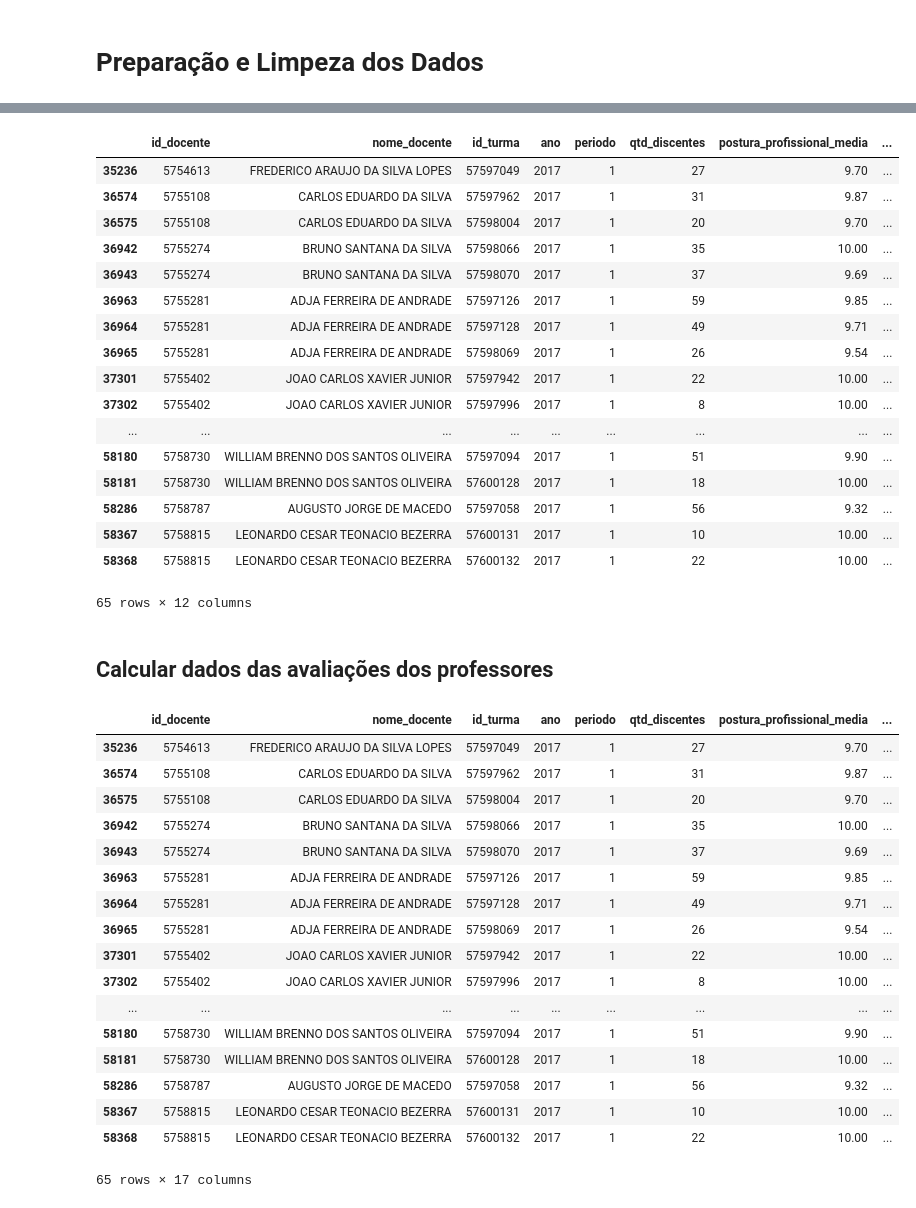
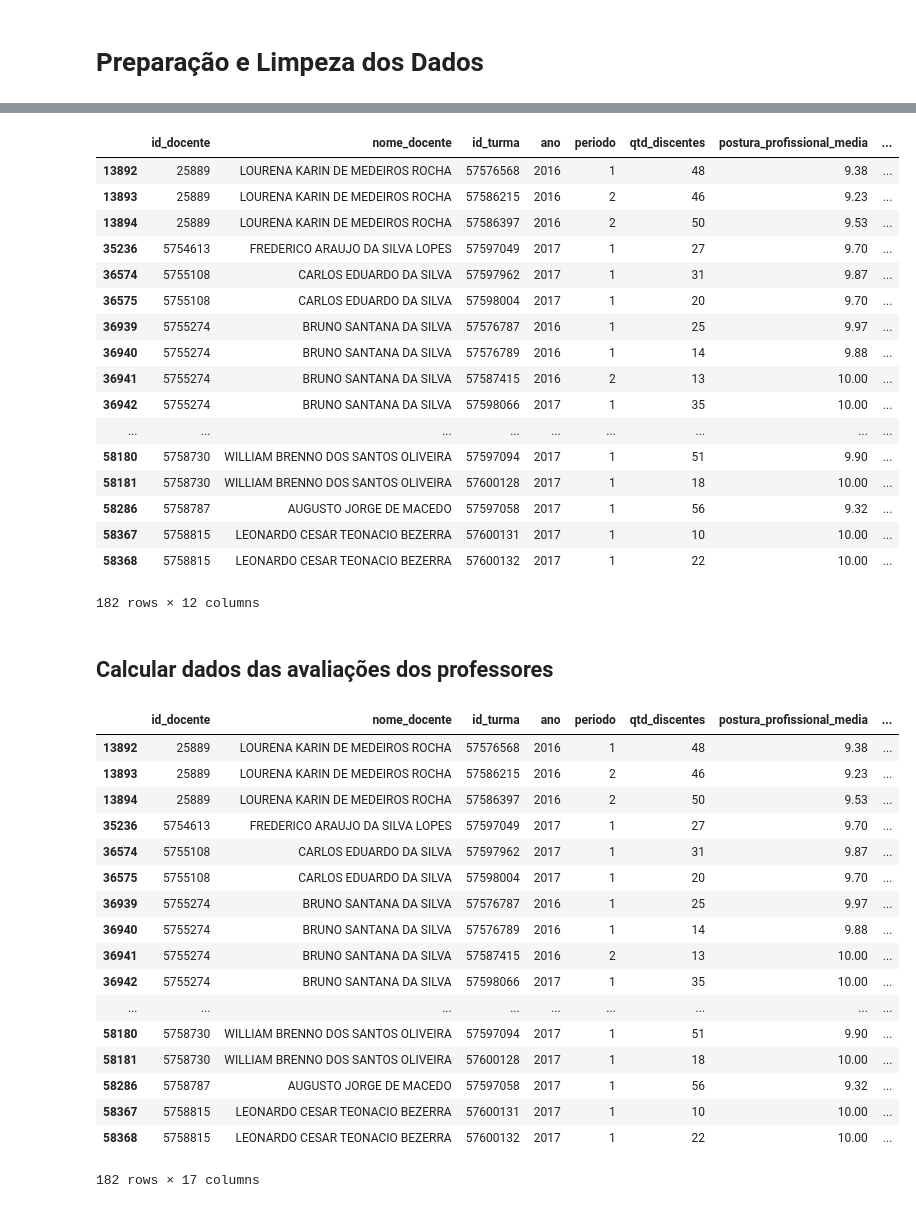
Before and after one commit to ayrtoneverton/ufrn_teacher_evaluations, a Jupyter notebook: analyze.ipynb, the cells around one changed output, grey strips where cells are left out. Drawn from its saved outputs; the diff is of its cells as text; code cells hidden in the pictures.

```diff
--- a/analyze.ipynb
+++ b/analyze.ipynb
@@ -40,3 +9,28 @@ avaliacoes = pd.read_csv(avaliacoes_url, sep=';')
+# %%
+# docentes da UFRN - http://dados.ufrn.br/dataset/docentes
+#docentes_url = 'http://dados.ufrn.br/dataset/8bf1a468-48ff-4f4d-95ee-b17b7a3a5592/resource/ff0a457e-76fa-4aca-ad99-48aebd7db070/download/docentes.csv'
+docentes_url = 'dados/docentes.csv'
+docentes = pd.read_csv(docentes_url, sep=';')
+
+# avaliacoes dos docentes da UFRN - http://dados.ufrn.br/dataset/avaliacoes-de-docencia
+#avaliacoes_url = 'http://dados.ufrn.br/dataset/d5723d75-7e6e-4264-82aa-b96909b69f63/resource/7accd1d2-2793-460e-b98d-87a0679b9155/download/avaliacaodocencia.csv'
+avaliacoes_url = 'dados/avaliacaodocencia.csv'
+avaliacoes = pd.read_csv(avaliacoes_url, sep=';')
+
+# matrículas em componentes - http://dados.ufrn.br/dataset/matriculas-componentes
+
+# matrículas em componentes em 2017.1
+#notas_url = 'http://dados.ufrn.br/dataset/c8650d55-3c5a-4787-a126-d28a4ef902a6/resource/79071c21-e32c-438f-b930-d1b6ccc02ec2/download/matricula-componente-20171'
+notas_url = 'dados/matricula-componente-20171'
+notas = pd.read_csv(notas_url, sep=';')
+
+# matrículas em componentes em 2016.2
+notas_url = 'http://dados.ufrn.br/dataset/c8650d55-3c5a-4787-a126-d28a4ef902a6/resource/f6179838-b619-4d7d-af9c-18c438b80dd4/download/matriculas-de-2016.2.csv'
+notas = pd.concat([notas, pd.read_csv(notas_url, sep=';')])
+
+# matrículas em componentes em 2016.1
+notas_url = 'http://dados.ufrn.br/dataset/c8650d55-3c5a-4787-a126-d28a4ef902a6/resource/4778d3ce-8898-46a8-a623-ee6a480a2980/download/matriculas-de-2016.1.csv'
+notas = pd.concat([notas, pd.read_csv(notas_url, sep=';')])
 # %% [markdown]
 # Preparação e Limpeza dos Dados
 # %%
@@ -83,31 +77,30 @@ notas
 # %%
 # limitando avaliações de docentes do IMD
 avaliacoes = avaliacoes[avaliacoes.id_docente.isin(docentes[docentes.lotacao == 'INSTITUTO METROPOLE DIGITAL'].id_servidor)]
 
-# limitando avaliações para 2017.1
-avaliacoes = avaliacoes[avaliacoes.ano == 2017]
-avaliacoes = avaliacoes[avaliacoes.periodo == 1]
+# limitando avaliações para 2016.1 até 2017.1
+avaliacoes = avaliacoes[avaliacoes.ano > 2015]
 
 avaliacoes
 # %% [output]
 |  | id_docente | nome_docente | id_turma | ano | periodo | qtd_discentes | postura_profissional_media | ... |
+| 13892 | 25889 | LOURENA KARIN DE MEDEIROS ROCHA | 57576568 | 2016 | 1 | 48 | 9.38 | ... |
+| 13893 | 25889 | LOURENA KARIN DE MEDEIROS ROCHA | 57586215 | 2016 | 2 | 46 | 9.23 | ... |
+| 13894 | 25889 | LOURENA KARIN DE MEDEIROS ROCHA | 57586397 | 2016 | 2 | 50 | 9.53 | ... |
 | 35236 | 5754613 | FREDERICO ARAUJO DA SILVA LOPES | 57597049 | 2017 | 1 | 27 | 9.70 | ... |
 | 36574 | 5755108 | CARLOS EDUARDO DA SILVA | 57597962 | 2017 | 1 | 31 | 9.87 | ... |
 | 36575 | 5755108 | CARLOS EDUARDO DA SILVA | 57598004 | 2017 | 1 | 20 | 9.70 | ... |
+| 36939 | 5755274 | BRUNO SANTANA DA SILVA | 57576787 | 2016 | 1 | 25 | 9.97 | ... |
+| 36940 | 5755274 | BRUNO SANTANA DA SILVA | 57576789 | 2016 | 1 | 14 | 9.88 | ... |
+| 36941 | 5755274 | BRUNO SANTANA DA SILVA | 57587415 | 2016 | 2 | 13 | 10.00 | ... |
 | 36942 | 5755274 | BRUNO SANTANA DA SILVA | 57598066 | 2017 | 1 | 35 | 10.00 | ... |
-| 36943 | 5755274 | BRUNO SANTANA DA SILVA | 57598070 | 2017 | 1 | 37 | 9.69 | ... |
-| 36963 | 5755281 | ADJA FERREIRA DE ANDRADE | 57597126 | 2017 | 1 | 59 | 9.85 | ... |
-| 36964 | 5755281 | ADJA FERREIRA DE ANDRADE | 57597128 | 2017 | 1 | 49 | 9.71 | ... |
-| 36965 | 5755281 | ADJA FERREIRA DE ANDRADE | 57598069 | 2017 | 1 | 26 | 9.54 | ... |
-| 37301 | 5755402 | JOAO CARLOS XAVIER JUNIOR | 57597942 | 2017 | 1 | 22 | 10.00 | ... |
-| 37302 | 5755402 | JOAO CARLOS XAVIER JUNIOR | 57597996 | 2017 | 1 | 8 | 10.00 | ... |
 | ... | ... | ... | ... | ... | ... | ... | ... | ... |
 | 58180 | 5758730 | WILLIAM BRENNO DOS SANTOS OLIVEIRA | 57597094 | 2017 | 1 | 51 | 9.90 | ... |
 | 58181 | 5758730 | WILLIAM BRENNO DOS SANTOS OLIVEIRA | 57600128 | 2017 | 1 | 18 | 10.00 | ... |
 | 58286 | 5758787 | AUGUSTO JORGE DE MACEDO | 57597058 | 2017 | 1 | 56 | 9.32 | ... |
 | 58367 | 5758815 | LEONARDO CESAR TEONACIO BEZERRA | 57600131 | 2017 | 1 | 10 | 10.00 | ... |
 | 58368 | 5758815 | LEONARDO CESAR TEONACIO BEZERRA | 57600132 | 2017 | 1 | 22 | 10.00 | ... |
-65 rows × 12 columns
+182 rows × 12 columns
 # %% [markdown]
 ## Calcular dados das avaliações dos professores
 # %%
@@ -131,21 +124,21 @@ for turma in avaliacoes.id_turma:
 avaliacoes
 # %% [output]
 |  | id_docente | nome_docente | id_turma | ano | periodo | qtd_discentes | postura_profissional_media | ... |
+| 13892 | 25889 | LOURENA KARIN DE MEDEIROS ROCHA | 57576568 | 2016 | 1 | 48 | 9.38 | ... |
+| 13893 | 25889 | LOURENA KARIN DE MEDEIROS ROCHA | 57586215 | 2016 | 2 | 46 | 9.23 | ... |
+| 13894 | 25889 | LOURENA KARIN DE MEDEIROS ROCHA | 57586397 | 2016 | 2 | 50 | 9.53 | ... |
 | 35236 | 5754613 | FREDERICO ARAUJO DA SILVA LOPES | 57597049 | 2017 | 1 | 27 | 9.70 | ... |
 | 36574 | 5755108 | CARLOS EDUARDO DA SILVA | 57597962 | 2017 | 1 | 31 | 9.87 | ... |
 | 36575 | 5755108 | CARLOS EDUARDO DA SILVA | 57598004 | 2017 | 1 | 20 | 9.70 | ... |
+| 36939 | 5755274 | BRUNO SANTANA DA SILVA | 57576787 | 2016 | 1 | 25 | 9.97 | ... |
+| 36940 | 5755274 | BRUNO SANTANA DA SILVA | 57576789 | 2016 | 1 | 14 | 9.88 | ... |
+| 36941 | 5755274 | BRUNO SANTANA DA SILVA | 57587415 | 2016 | 2 | 13 | 10.00 | ... |
 | 36942 | 5755274 | BRUNO SANTANA DA SILVA | 57598066 | 2017 | 1 | 35 | 10.00 | ... |
-| 36943 | 5755274 | BRUNO SANTANA DA SILVA | 57598070 | 2017 | 1 | 37 | 9.69 | ... |
-| 36963 | 5755281 | ADJA FERREIRA DE ANDRADE | 57597126 | 2017 | 1 | 59 | 9.85 | ... |
-| 36964 | 5755281 | ADJA FERREIRA DE ANDRADE | 57597128 | 2017 | 1 | 49 | 9.71 | ... |
-| 36965 | 5755281 | ADJA FERREIRA DE ANDRADE | 57598069 | 2017 | 1 | 26 | 9.54 | ... |
-| 37301 | 5755402 | JOAO CARLOS XAVIER JUNIOR | 57597942 | 2017 | 1 | 22 | 10.00 | ... |
-| 37302 | 5755402 | JOAO CARLOS XAVIER JUNIOR | 57597996 | 2017 | 1 | 8 | 10.00 | ... |
 | ... | ... | ... | ... | ... | ... | ... | ... | ... |
 | 58180 | 5758730 | WILLIAM BRENNO DOS SANTOS OLIVEIRA | 57597094 | 2017 | 1 | 51 | 9.90 | ... |
 | 58181 | 5758730 | WILLIAM BRENNO DOS SANTOS OLIVEIRA | 57600128 | 2017 | 1 | 18 | 10.00 | ... |
 | 58286 | 5758787 | AUGUSTO JORGE DE MACEDO | 57597058 | 2017 | 1 | 56 | 9.32 | ... |
 | 58367 | 5758815 | LEONARDO CESAR TEONACIO BEZERRA | 57600131 | 2017 | 1 | 10 | 10.00 | ... |
 | 58368 | 5758815 | LEONARDO CESAR TEONACIO BEZERRA | 57600132 | 2017 | 1 | 22 | 10.00 | ... |
-65 rows × 17 columns
+182 rows × 17 columns
 # %% [markdown]
```
Also changed, not shown: parts of 5 cells of this notebook.
